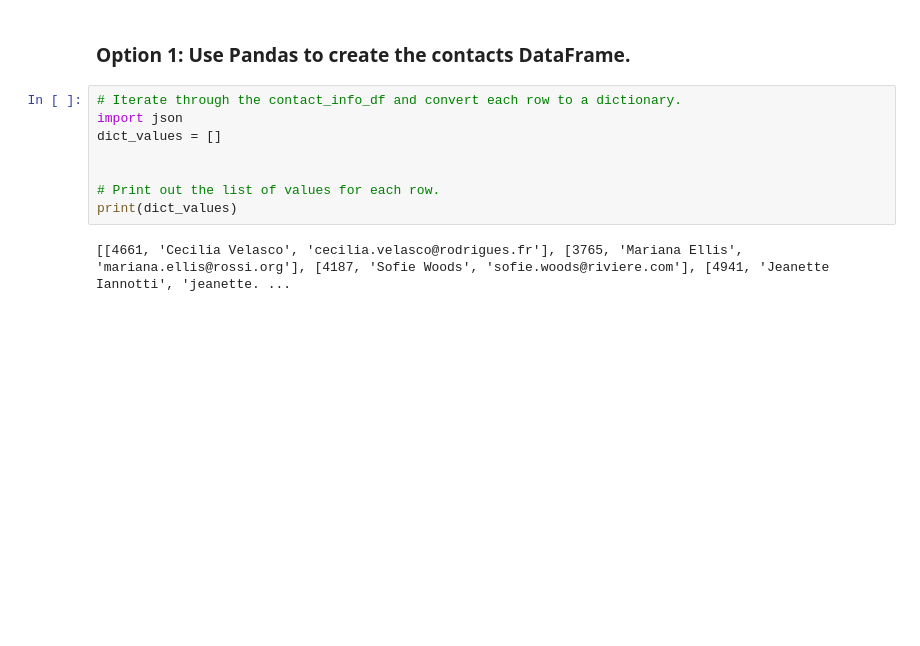
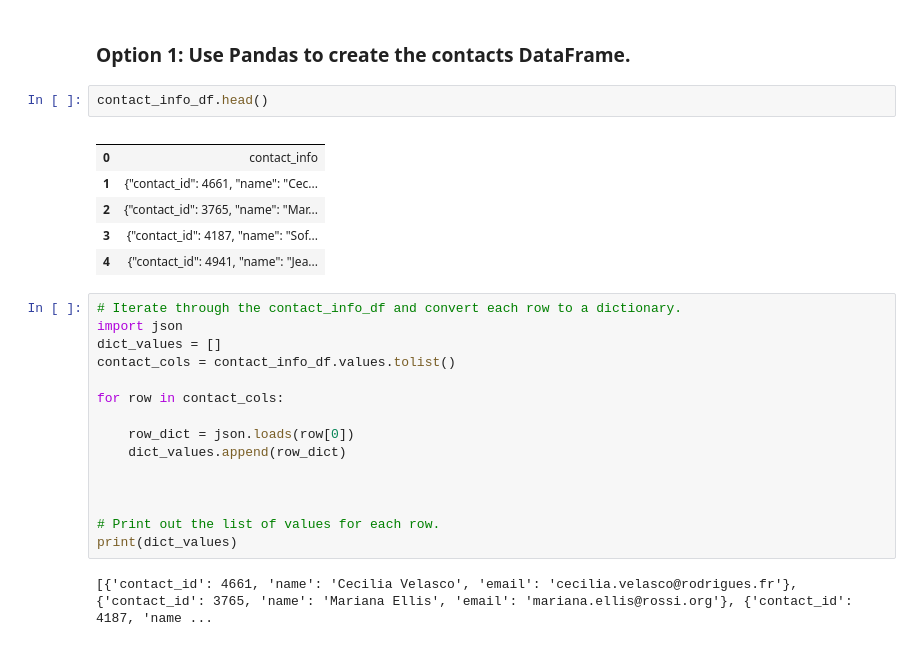
Before and after one commit to Rmblai02/Crowdfunding_ETL, a Jupyter notebook: ETL_Mini_Project_RBlais_FCarrillo.ipynb, the cells around one changed output. Drawn from its saved outputs; the diff is of its cells as text; blank space fills up the shorter version.

```diff
--- a/ETL_Mini_Project_RBlais_FCarrillo.ipynb
+++ b/ETL_Mini_Project_RBlais_FCarrillo.ipynb
@@ -317,16 +315,32 @@ contact_info_df.head()
 Then export the DataFrame as a `contacts.csv` CSV file.
 # %% [markdown]
 ### Option 1: Use Pandas to create the contacts DataFrame.
+# %%
+contact_info_df.head()
+# %% [output]
+|  |  |
+| 0 | contact_info |
+| 1 | {"contact_id": 4661, "name": "Cec... |
+| 2 | {"contact_id": 3765, "name": "Mar... |
+| 3 | {"contact_id": 4187, "name": "Sof... |
+| 4 | {"contact_id": 4941, "name": "Jea... |
 # %%
 # Iterate through the contact_info_df and convert each row to a dictionary.
 import json
 dict_values = []
+contact_cols = contact_info_df.values.tolist()
+
+for row in contact_cols:
+
+    row_dict = json.loads(row[0])
+    dict_values.append(row_dict)
+
 
 
 # Print out the list of values for each row.
 print(dict_values)
 # %% [output]
-[[4661, 'Cecilia Velasco', 'cecilia.velasco@rodrigues.fr'], [3765, 'Mariana Ellis', 'mariana.ellis@rossi.org'], [4187, 'Sofie Woods', 'sofie.woods@riviere.com'], [4941, 'Jeanette Iannotti', 'jeanette. ...
+[{'contact_id': 4661, 'name': 'Cecilia Velasco', 'email': 'cecilia.velasco@rodrigues.fr'}, {'contact_id': 3765, 'name': 'Mariana Ellis', 'email': 'mariana.ellis@rossi.org'}, {'contact_id': 4187, 'name ...
 # %%
 # Create a contact_info DataFrame and add each list of values, i.e., each row
 # to the 'contact_id', 'name', 'email' columns.
```
Also changed, not shown: parts of 22 cells of this notebook, 2 other files.
